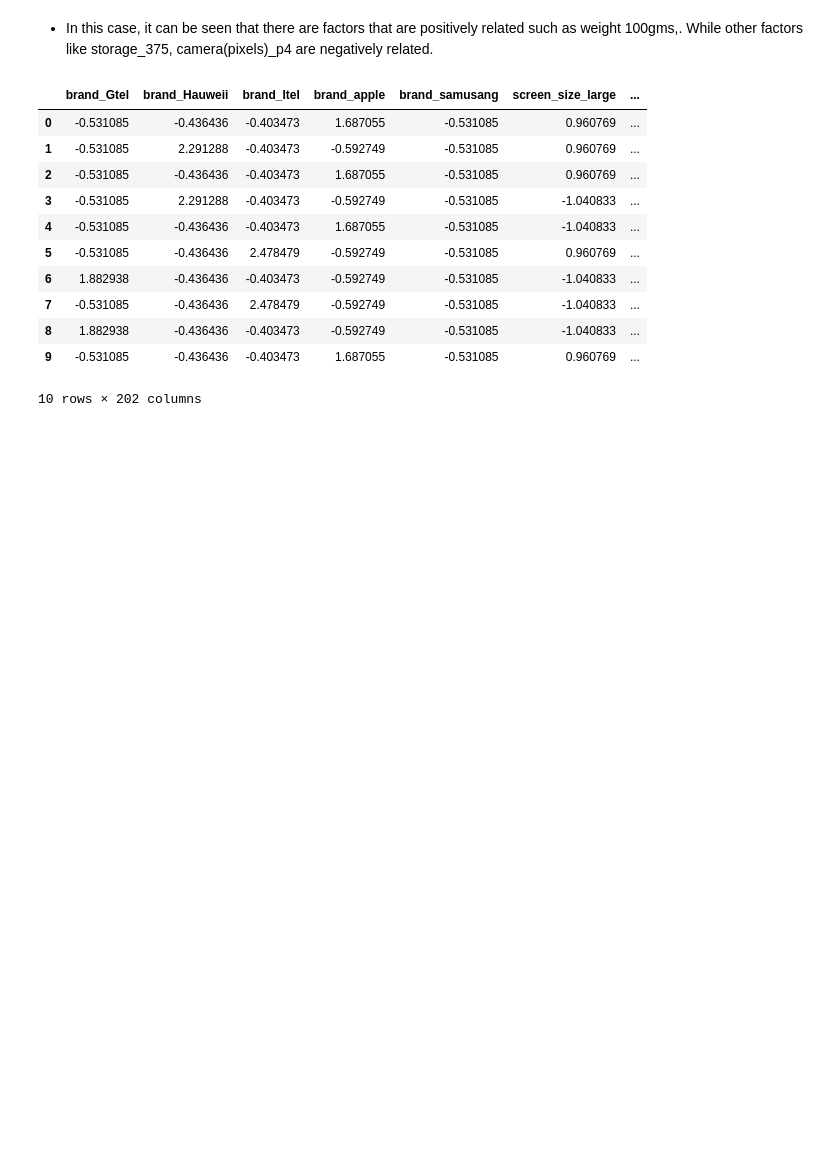
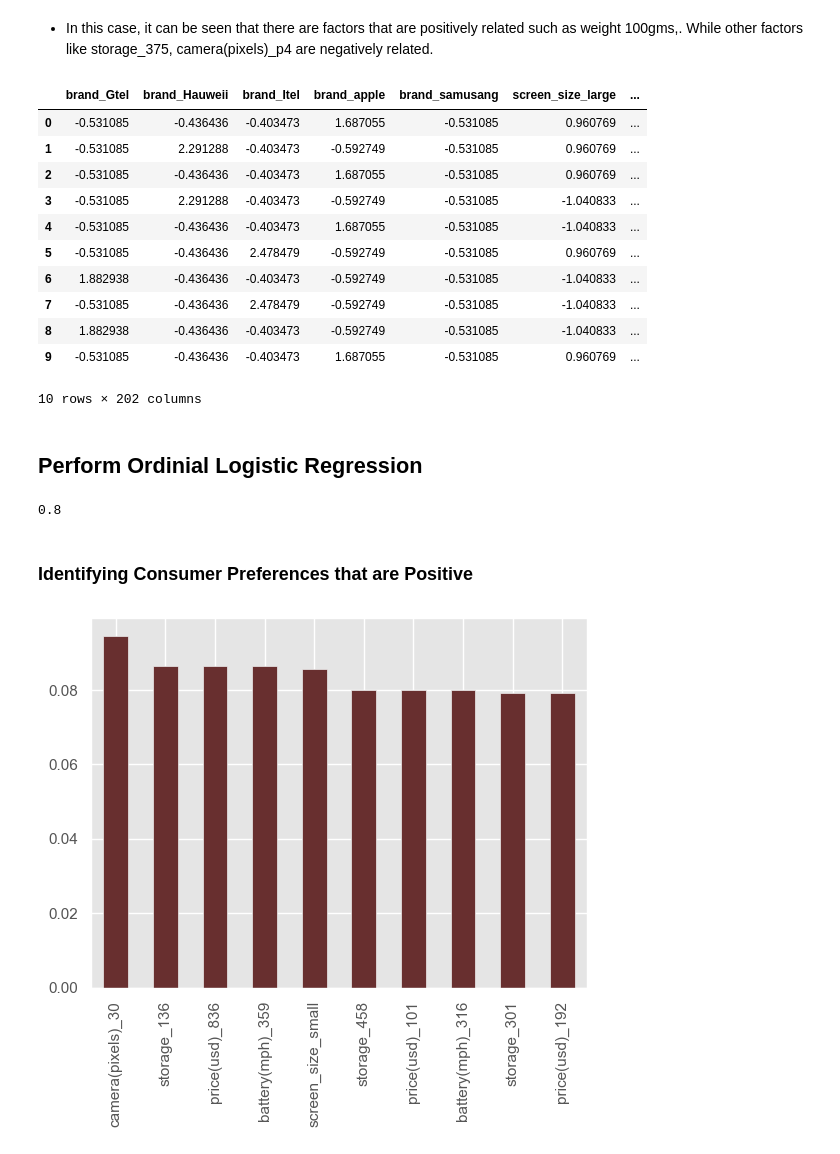
Before and after one commit to kudzaiprichard/smartphone-conjoint-analysis, a Jupyter notebook: conjoint_analysis.ipynb, the cells around one changed output. Drawn from its saved outputs; the diff is of its cells as text; code cells hidden in the pictures; blank space fills up the shorter version.

Commit message:
Finshed peforming Ordinal Logistic Regression Identified consumer preferences that are positive and negative

```diff
--- a/conjoint_analysis.ipynb
+++ b/conjoint_analysis.ipynb
@@ -277,3 +277,31 @@ X.head(10)
 | 8 | 1.882938 | -0.436436 | -0.403473 | -0.592749 | -0.531085 | -1.040833 | ... |
 | 9 | -0.531085 | -0.436436 | -0.403473 | 1.687055 | -0.531085 | 0.960769 | ... |
 10 rows × 202 columns
+# %% [markdown]
+## Perform Ordinial Logistic Regression
+# %%
+from sklearn.model_selection import train_test_split
+from sklearn.linear_model import LogisticRegression
+from sklearn import metrics
+
+X_train, X_test, y_train, y_test = train_test_split(X, y, test_size=0.5, random_state=101)
+
+# Running logistic regression model
+model = LogisticRegression()
+result = model.fit(X_train, y_train)
+
+prediction_test = model.predict(X_test)
+# Print the prediction accuracy
+print(metrics.mean_squared_error(y_test, prediction_test))
+# %% [output]
+0.8
+# %% [markdown]
+### Identifying Consumer Preferences that are Positive
+# %%
+# Get weights of all the variables
+weights = pd.Series(model.coef_[0],
+                    index=X.columns.values)
+plt = (weights.sort_values(ascending = False)[:10]
+       .plot(kind='bar',color = '#682F2F'))
+# %% [output]
+[figure, added]
```
Also changed, not shown: parts of 4 cells of this notebook.
